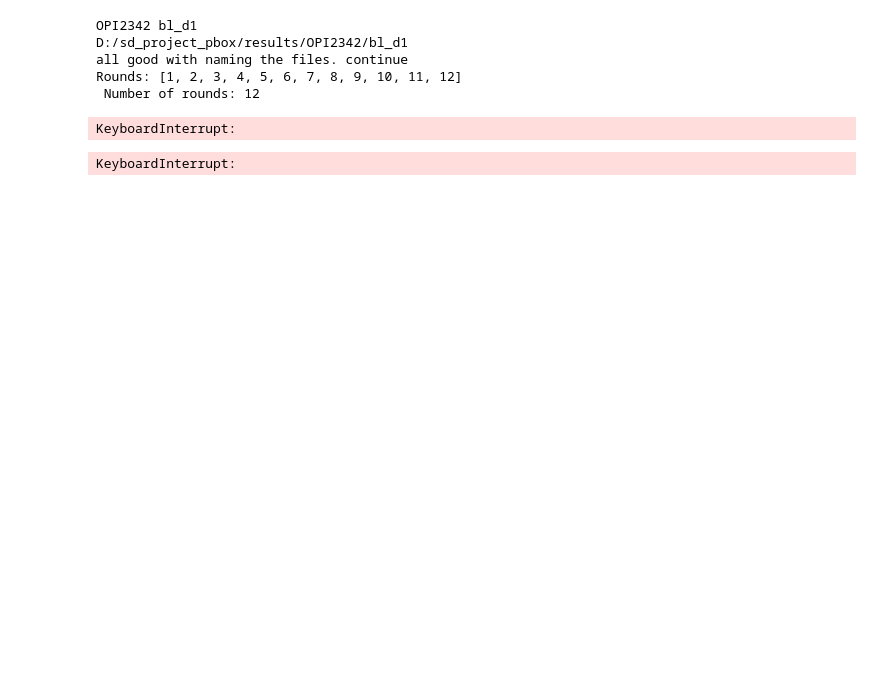
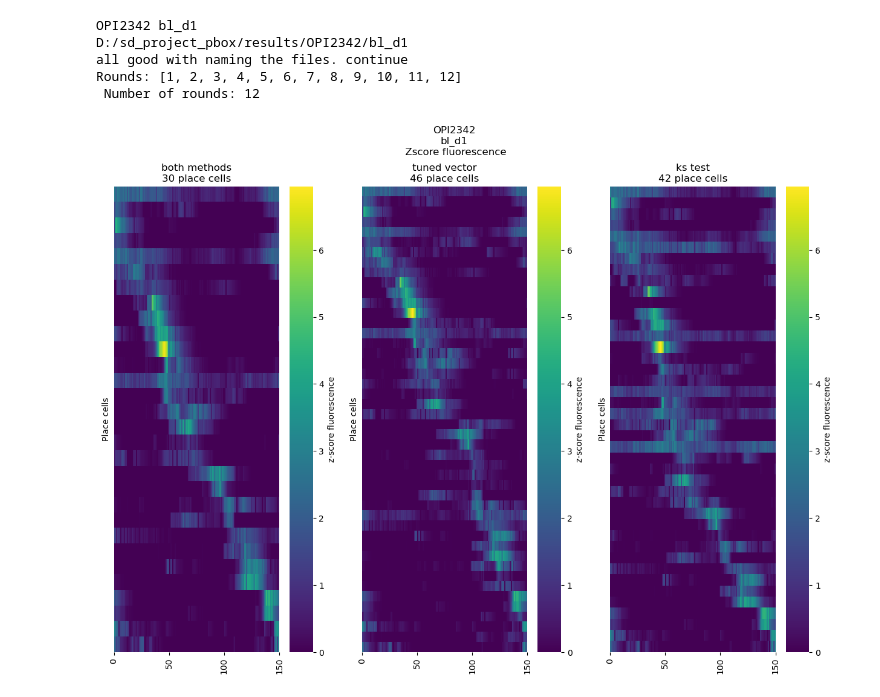
Before and after one commit to ttamiolakis/2p-place-coding, a Jupyter notebook: notebooks/run_spatial_coding_analysis.ipynb, the cells around one changed output. Drawn from its saved outputs; the diff is of its cells as text; code cells hidden in the pictures; blank space fills up the shorter version.

```diff
--- a/notebooks/run_spatial_coding_analysis.ipynb
+++ b/notebooks/run_spatial_coding_analysis.ipynb
@@ -3,32 +3,30 @@ import h5py
 import os
 # %%
 mice_list=['OPI2342']
-conditions=['bl_d1','bl_d2','24h_post','new_belt_d1','new_belt_d2','new_belt_d3']
-conditions=['novel_belt_d1','novel_belt_d2','novel_belt_d3']
+conditions=['bl_d1','bl_d2','24h_post','novel_belt_d1','novel_belt_d2','novel_belt_d3']
 conditions=['bl_d1']
 num_bins=150
 belt_length=150
 peak_threshold=3 #amount of sd from the baseline activity
 peak_distance=10 #distance in cells that I am looking for local maxima
 belt_length=150 #(in cm)
 shuffling_times=1000  #time of shuffling for statistical comparison
 n_events_threshold=3
 
 exported_data_folder='D:/sd_project_pbox/exported_data'
 
 for mouse_ID in mice_list:
     for condition in conditions:
         print(mouse_ID,condition)
         save_folder=f"D:/sd_project_pbox/results/{mouse_ID}/{condition}"
         print(save_folder)
 
 
         %run spatial_coding_pipeline_Theo.ipynb
 # %% [output]
 OPI2342 bl_d1
 D:/sd_project_pbox/results/OPI2342/bl_d1
 all good with naming the files. continue
 Rounds: [1, 2, 3, 4, 5, 6, 7, 8, 9, 10, 11, 12]
  Number of rounds: 12
-KeyboardInterrupt:
-KeyboardInterrupt:
+[figure, added]
```
Also changed, not shown: 1 other file.
